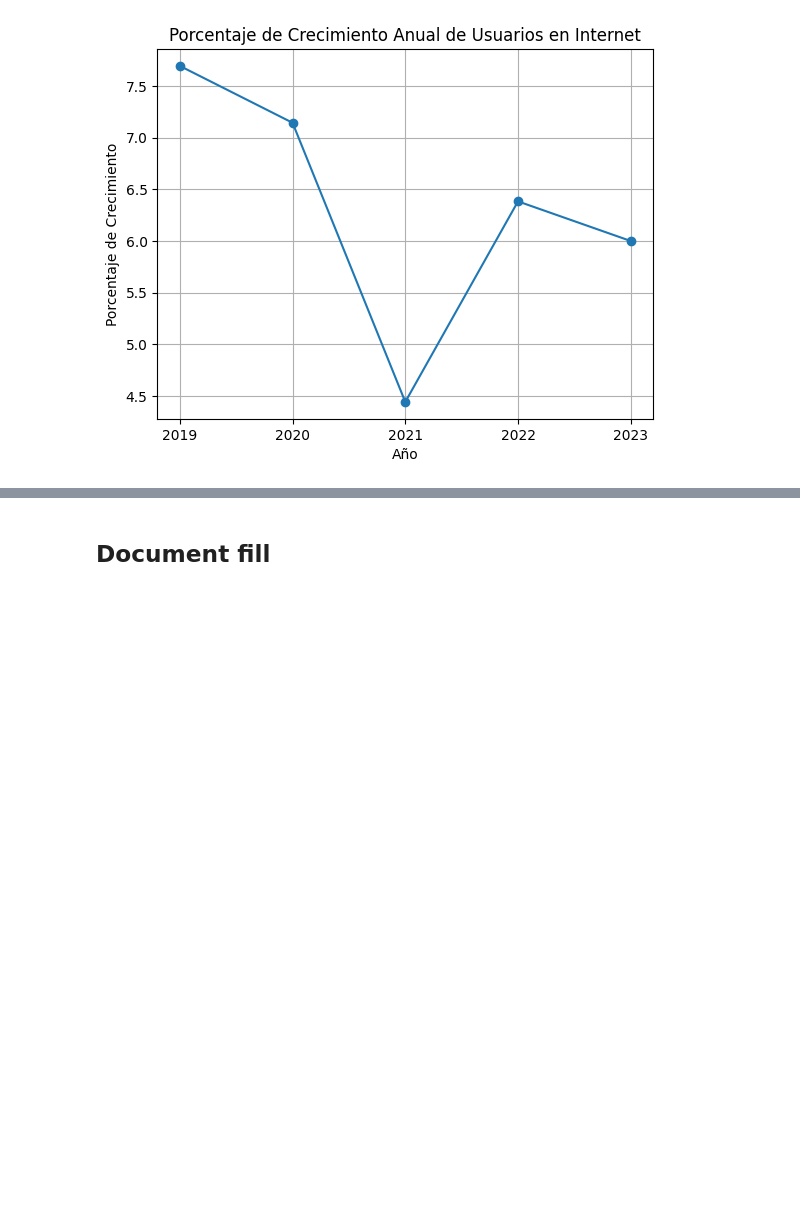
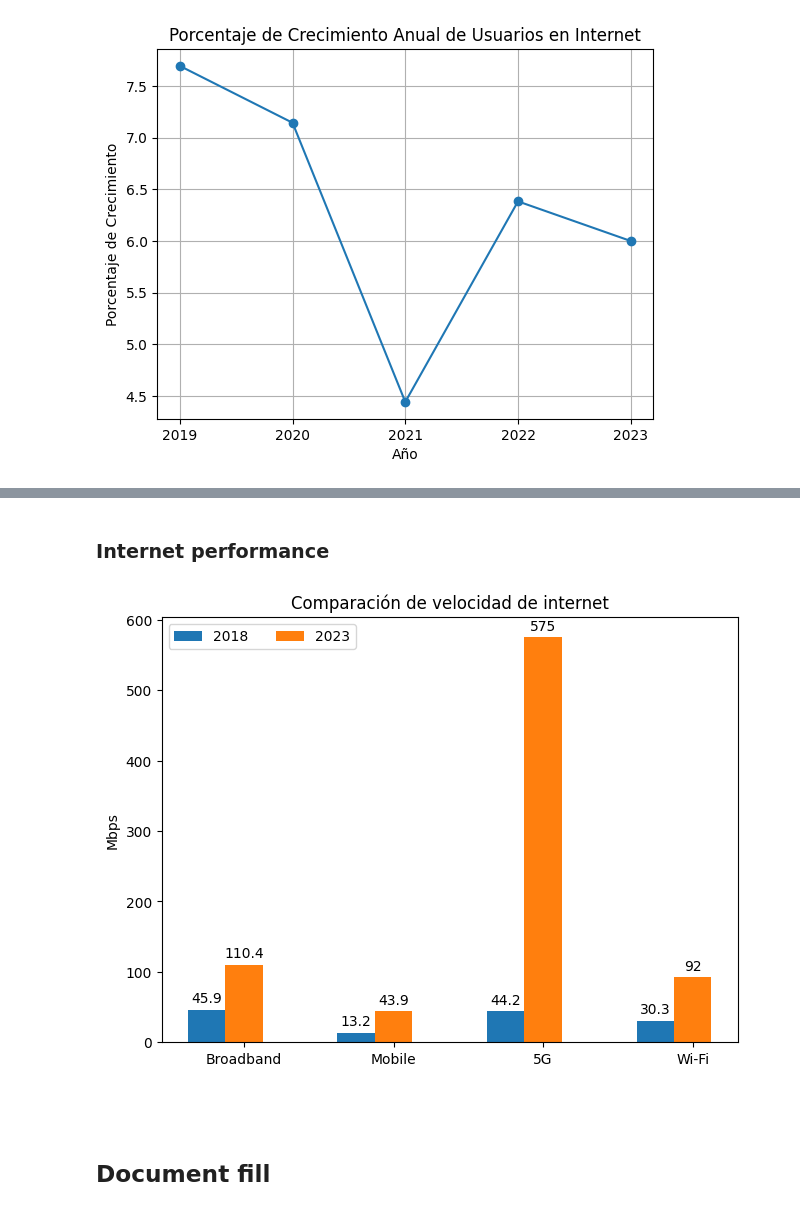
Before and after one commit to Erickype/CiscoAnualInternetReport, a Jupyter notebook: CiscoAnualReport.ipynb, the cells around one changed output, grey strips where cells are left out. Drawn from its saved outputs; the diff is of its cells as text; code cells hidden in the pictures; blank space fills up the shorter version.

```diff
--- a/CiscoAnualReport.ipynb
+++ b/CiscoAnualReport.ipynb
@@ -128,3 +167,43 @@ plt.show()
+# %% [markdown]
+### Internet performance
+# %%
+intPerformance = Fact()
+intPerformance.title = "Desempeño global de la red"
+intPerformance.text = "Los avances tecnológicos han elevado considerablemente la velocidad de internet, las velocidades en Mbps han llegado a duplicarse en las conexiones fijas, de mobil y wifi. Pero el caso más importante ha sido la velocidad en la tecnología 5G que a aumentado en 13 veces su velocidad mostrando el importante papel que cumple en el internet."
+intPerformance.figureName = "intPerformance.png"
+intPerformance.growthName = "intPerformanceGrowth.png"
+
+aspects = ("Broadband", "Mobile", "5G", "Wi-Fi")
+expectedIncrease = {
+    '2018': (45.9, 13.2, 44.2, 30.3),
+    '2023': (110.4, 43.9, 575, 92),
+}
+
+x = np.arange(len(aspects))  # the label locations
+width = 0.25  # the width of the bars
+multiplier = 0
+
+figure, ax = plt.subplots(layout='constrained')
+
+for attribute, measurement in expectedIncrease.items():
+    offset = width * multiplier
+    rects = ax.bar(x + offset, measurement, width, label=attribute)
+    ax.bar_label(rects, padding=3)
+    multiplier += 1
+
+ax.set_ylabel('Mbps')
+ax.set_title('Comparación de velocidad de internet')
+ax.set_xticks(x + width, aspects)
+ax.legend(loc='upper left', ncols=3)
+
+plt.show()
+
+figure.savefig(intPerformance.figureName)
+intPerformance.figurePath = GetFigurePath(intPerformance.figureName)
+# %% [output]
+[figure, added]
+# %% [markdown]
+###
 # %% [markdown]
 ## Document fill
 # %%
```
Also changed, not shown: parts of 8 cells of this notebook.
